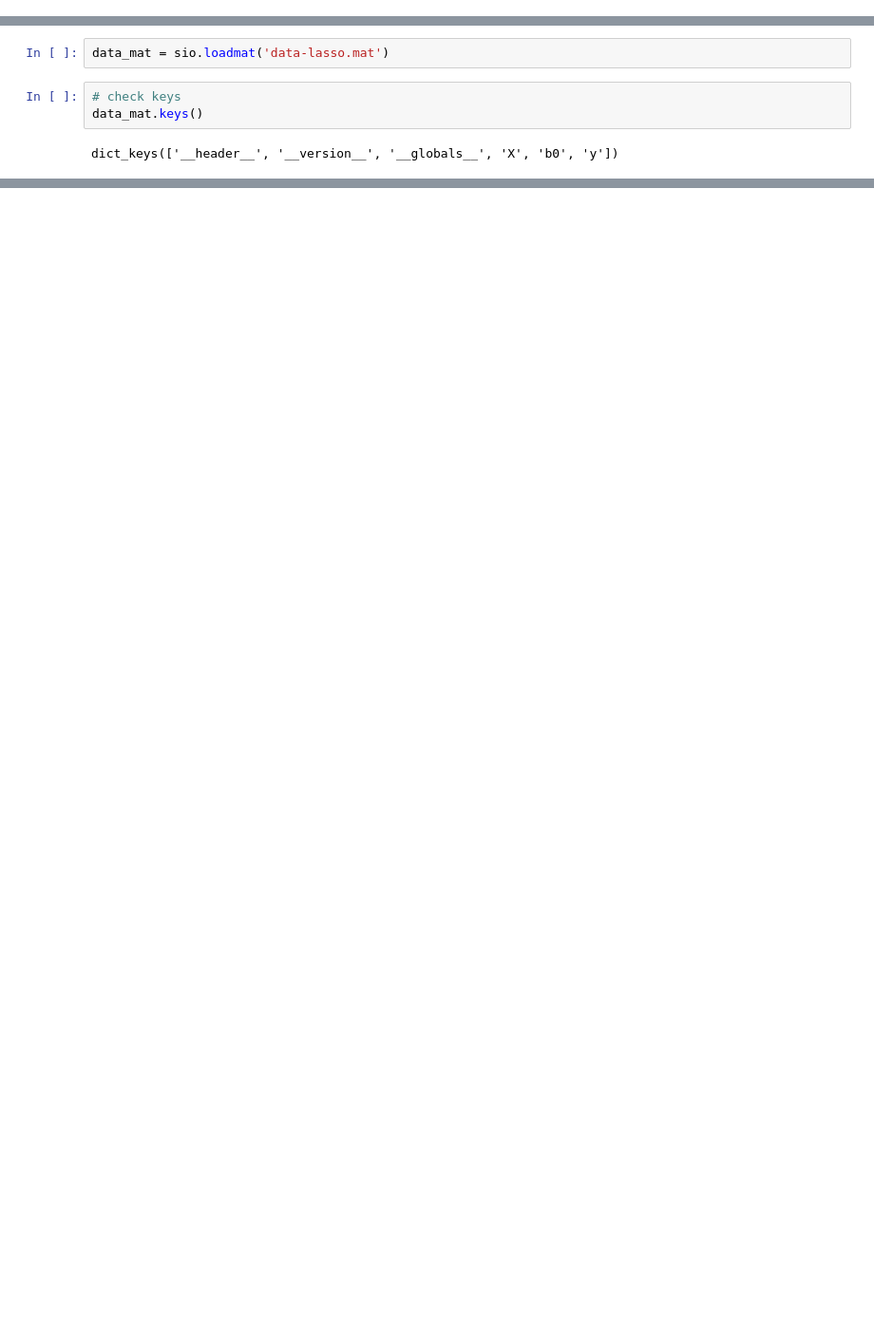
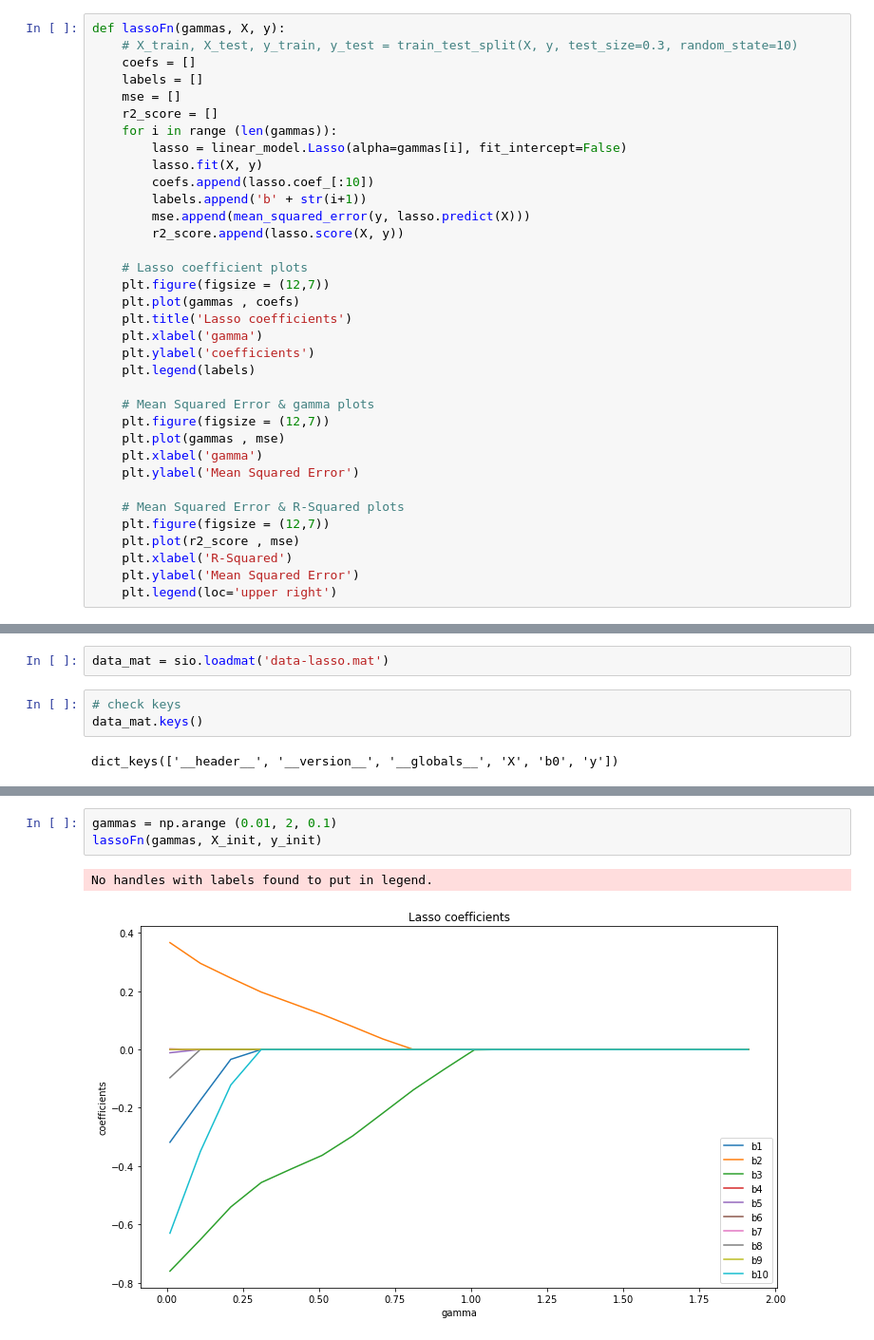
Before and after one commit to k-sukhantharat/bads7603-Optimization, a Jupyter notebook: hw7_regularization/hw7_lasso.ipynb, the cells around one changed output, grey strips where cells are left out. Shown at 95% size. Cells and saved outputs as stored; diff of their text form; blank space fills up the shorter version.

```diff
--- a/hw7_regularization/hw7_lasso.ipynb
+++ b/hw7_regularization/hw7_lasso.ipynb
@@ -8,0 +10,35 @@ import matplotlib.pyplot as plt
+# %%
+def lassoFn(gammas, X, y):
+    # X_train, X_test, y_train, y_test = train_test_split(X, y, test_size=0.3, random_state=10)
+    coefs = []
+    labels = []
+    mse = []
+    r2_score = []
+    for i in range (len(gammas)):
+        lasso = linear_model.Lasso(alpha=gammas[i], fit_intercept=False)
+        lasso.fit(X, y)
+        coefs.append(lasso.coef_[:10])
+        labels.append('b' + str(i+1))
+        mse.append(mean_squared_error(y, lasso.predict(X)))
+        r2_score.append(lasso.score(X, y))
+
+    # Lasso coefficient plots
+    plt.figure(figsize = (12,7))
+    plt.plot(gammas , coefs)
+    plt.title('Lasso coefficients')
+    plt.xlabel('gamma')
+    plt.ylabel('coefficients')
+    plt.legend(labels)
+
+    # Mean Squared Error & gamma plots
+    plt.figure(figsize = (12,7))
+    plt.plot(gammas , mse)
+    plt.xlabel('gamma')
+    plt.ylabel('Mean Squared Error')
+
+    # Mean Squared Error & R-Squared plots
+    plt.figure(figsize = (12,7))
+    plt.plot(r2_score , mse)
+    plt.xlabel('R-Squared')
+    plt.ylabel('Mean Squared Error')
+    plt.legend(loc='upper right')
@@ -47,0 +74,6 @@ Text(0, 0.5, 'coefs')
+# %%
+gammas = np.arange (0.01, 2, 0.1)
+lassoFn(gammas, X_init, y_init)
+# %% [output]
+No handles with labels found to put in legend.
+[figure, added]
```
Also changed, not shown: parts of 11 cells of this notebook.
